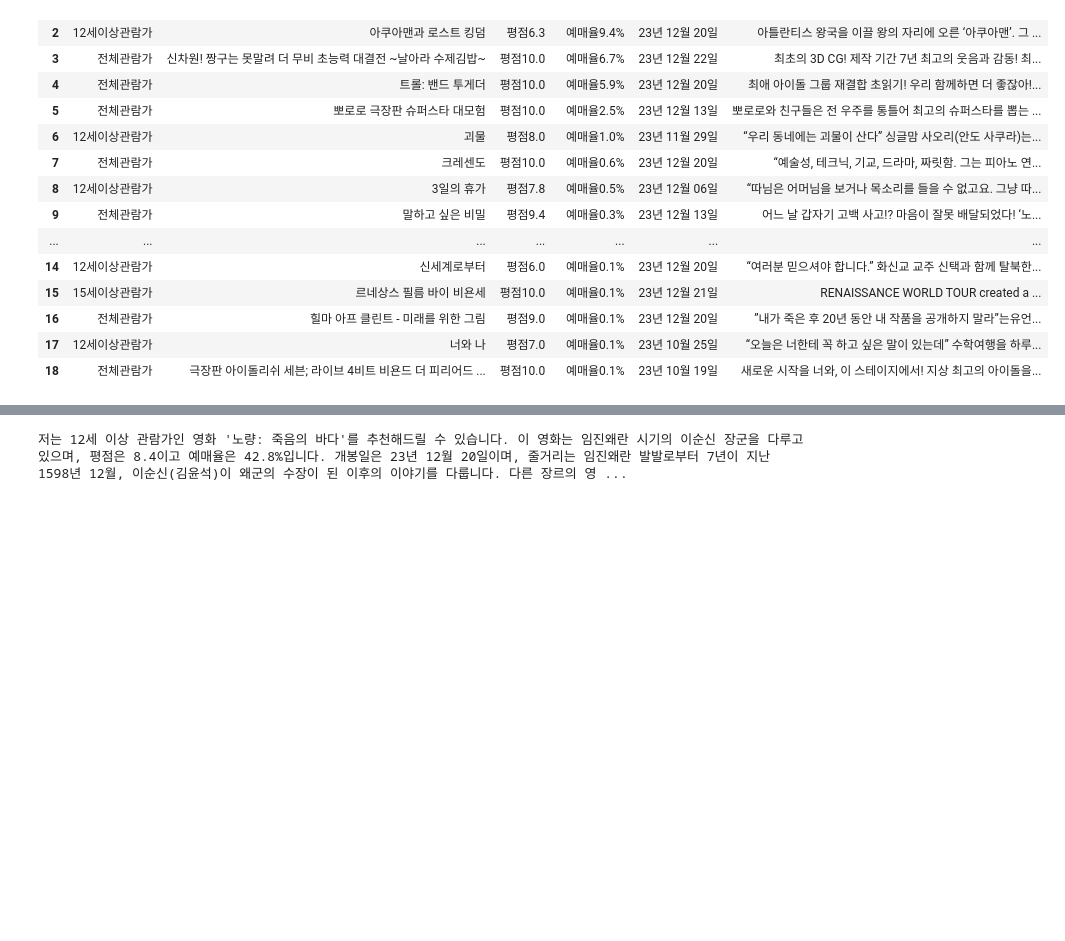
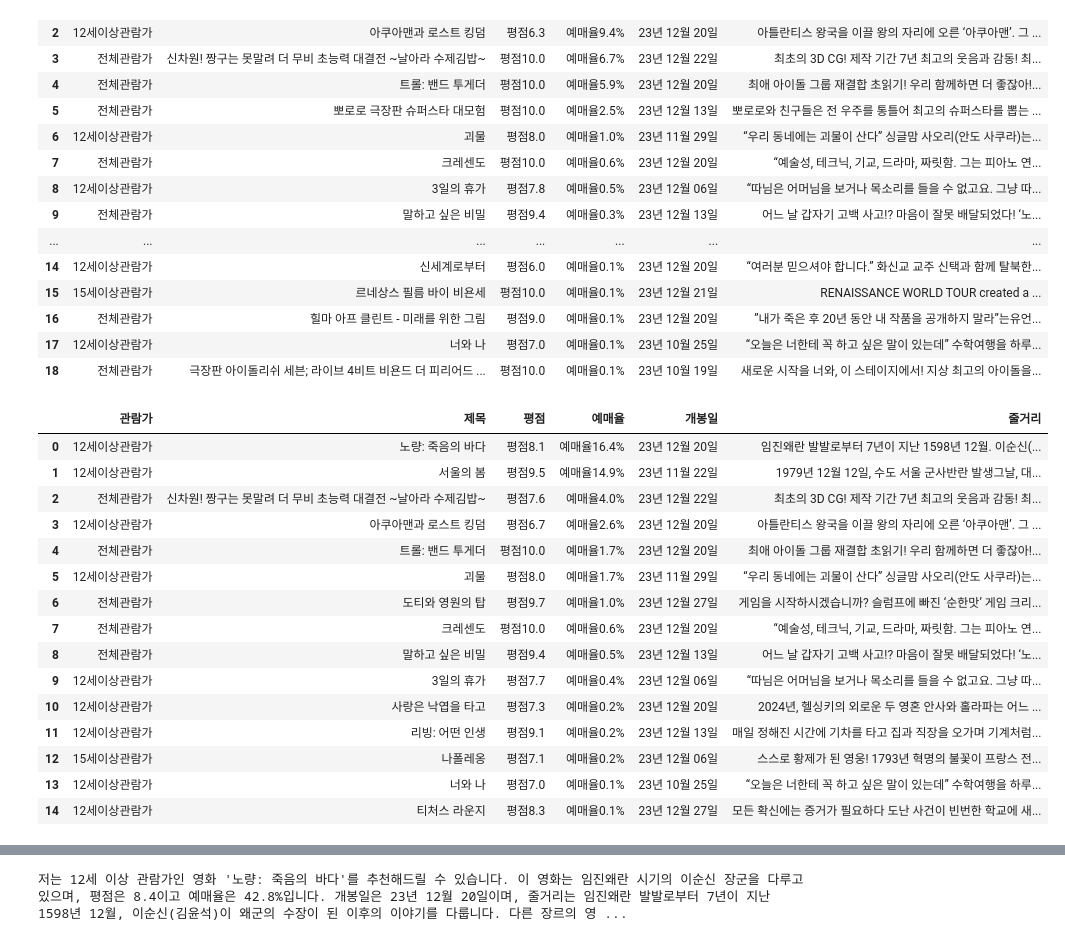
Before and after one commit to jjlee6496/moviechat, a Jupyter notebook: test.ipynb, the cells around one changed output, grey strips where cells are left out. Cells and saved outputs as stored; diff of their text form; code cells hidden in the pictures; blank space fills up the shorter version.

```diff
--- a/test.ipynb
+++ b/test.ipynb
@@ -177,6 +182,26 @@ parse_movie_info(infos)
 | 16 | 전체관람가 | 힐마 아프 클린트 - 미래를 위한 그림 | 평점9.0 | 예매율0.1% | 23년 12월 20일 | ”내가 죽은 후 20년 동안 내 작품을 공개하지 말라”는유언... |
 | 17 | 12세이상관람가 | 너와 나 | 평점7.0 | 예매율0.1% | 23년 10월 25일 | “오늘은 너한테 꼭 하고 싶은 말이 있는데” 수학여행을 하루... |
 | 18 | 전체관람가 | 극장판 아이돌리쉬 세븐; 라이브 4비트 비욘드 더 피리어드 ... | 평점10.0 | 예매율0.1% | 23년 10월 19일 | 새로운 시작을 너와, 이 스테이지에서! 지상 최고의 아이돌을... |
+# %%
+import pandas as pd
+pd.read_csv('./data/daum_movie/movie_list.csv')
+# %% [output]
+|  | 관람가 | 제목 | 평점 | 예매율 | 개봉일 | 줄거리 |
+| 0 | 12세이상관람가 | 노량: 죽음의 바다 | 평점8.1 | 예매율16.4% | 23년 12월 20일 | 임진왜란 발발로부터 7년이 지난 1598년 12월. 이순신(... |
+| 1 | 12세이상관람가 | 서울의 봄 | 평점9.5 | 예매율14.9% | 23년 11월 22일 | 1979년 12월 12일, 수도 서울 군사반란 발생그날, 대... |
+| 2 | 전체관람가 | 신차원! 짱구는 못말려 더 무비 초능력 대결전 ~날아라 수제김밥~ | 평점7.6 | 예매율4.0% | 23년 12월 22일 | 최초의 3D CG! 제작 기간 7년 최고의 웃음과 감동! 최... |
+| 3 | 12세이상관람가 | 아쿠아맨과 로스트 킹덤 | 평점6.7 | 예매율2.6% | 23년 12월 20일 | 아틀란티스 왕국을 이끌 왕의 자리에 오른 ‘아쿠아맨’. 그 ... |
+| 4 | 전체관람가 | 트롤: 밴드 투게더 | 평점10.0 | 예매율1.7% | 23년 12월 20일 | 최애 아이돌 그룹 재결합 초읽기! 우리 함께하면 더 좋잖아!... |
+| 5 | 12세이상관람가 | 괴물 | 평점8.0 | 예매율1.7% | 23년 11월 29일 | “우리 동네에는 괴물이 산다” 싱글맘 사오리(안도 사쿠라)는... |
+| 6 | 전체관람가 | 도티와 영원의 탑 | 평점9.7 | 예매율1.0% | 23년 12월 27일 | 게임을 시작하시겠습니까? 슬럼프에 빠진 ‘순한맛’ 게임 크리... |
+| 7 | 전체관람가 | 크레센도 | 평점10.0 | 예매율0.6% | 23년 12월 20일 | “예술성, 테크닉, 기교, 드라마, 짜릿함. 그는 피아노 연... |
+| 8 | 전체관람가 | 말하고 싶은 비밀 | 평점9.4 | 예매율0.5% | 23년 12월 13일 | 어느 날 갑자기 고백 사고!? 마음이 잘못 배달되었다! ‘노... |
+| 9 | 12세이상관람가 | 3일의 휴가 | 평점7.7 | 예매율0.4% | 23년 12월 06일 | “따님은 어머님을 보거나 목소리를 들을 수 없고요. 그냥 따... |
+| 10 | 12세이상관람가 | 사랑은 낙엽을 타고 | 평점7.3 | 예매율0.2% | 23년 12월 20일 | 2024년, 헬싱키의 외로운 두 영혼 안사와 홀라파는 어느 ... |
+| 11 | 12세이상관람가 | 리빙: 어떤 인생 | 평점9.1 | 예매율0.2% | 23년 12월 13일 | 매일 정해진 시간에 기차를 타고 집과 직장을 오가며 기계처럼... |
+| 12 | 15세이상관람가 | 나폴레옹 | 평점7.1 | 예매율0.2% | 23년 12월 06일 | 스스로 황제가 된 영웅! 1793년 혁명의 불꽃이 프랑스 전... |
+| 13 | 12세이상관람가 | 너와 나 | 평점7.0 | 예매율0.1% | 23년 10월 25일 | “오늘은 너한테 꼭 하고 싶은 말이 있는데” 수학여행을 하루... |
+| 14 | 12세이상관람가 | 티처스 라운지 | 평점8.3 | 예매율0.1% | 23년 12월 27일 | 모든 확신에는 증거가 필요하다 도난 사건이 빈번한 학교에 새... |
 # %%
 import pandas as pd
 prompt3 = ChatPromptTemplate.from_messages([
```
Also changed, not shown: parts of 18 cells of this notebook, 4 other files.
